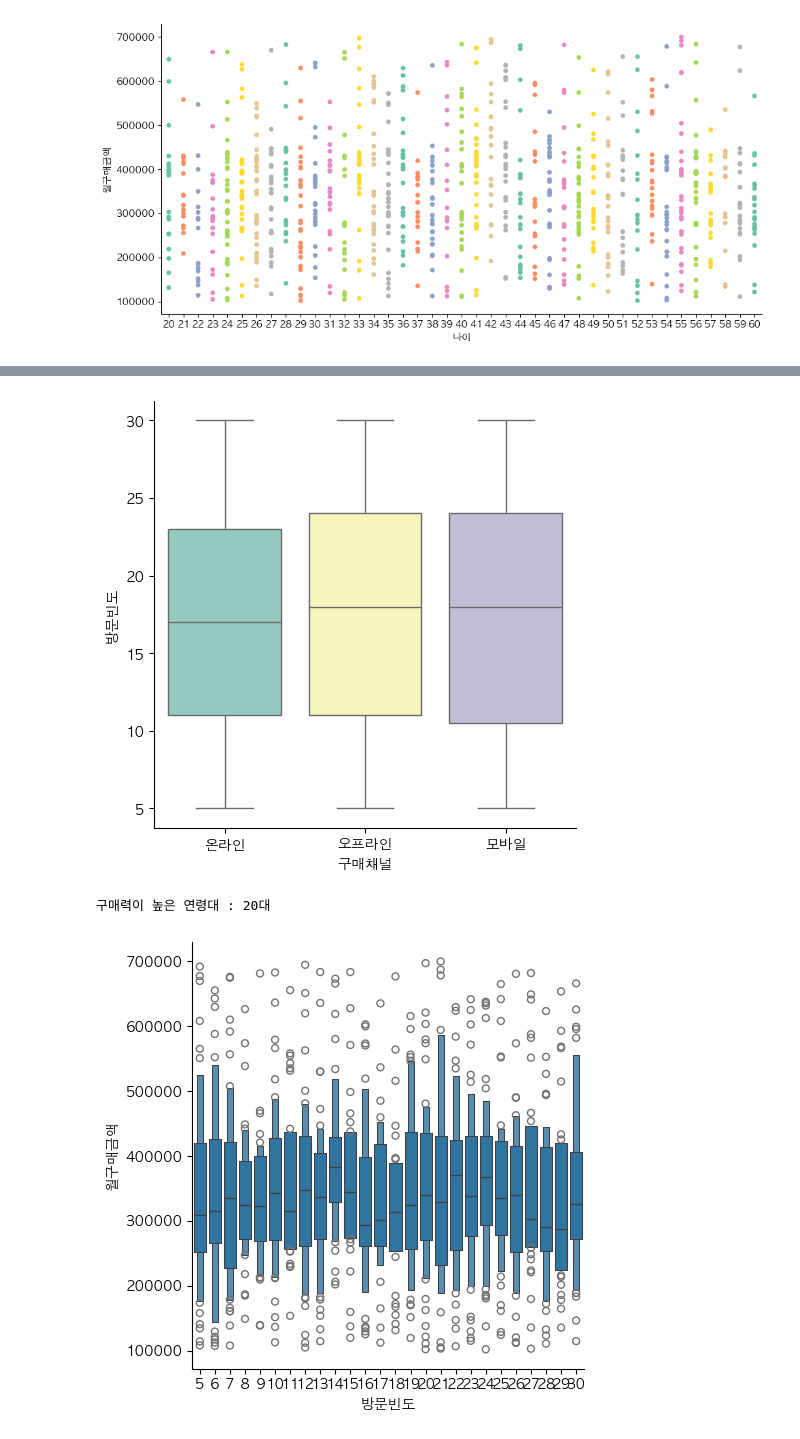
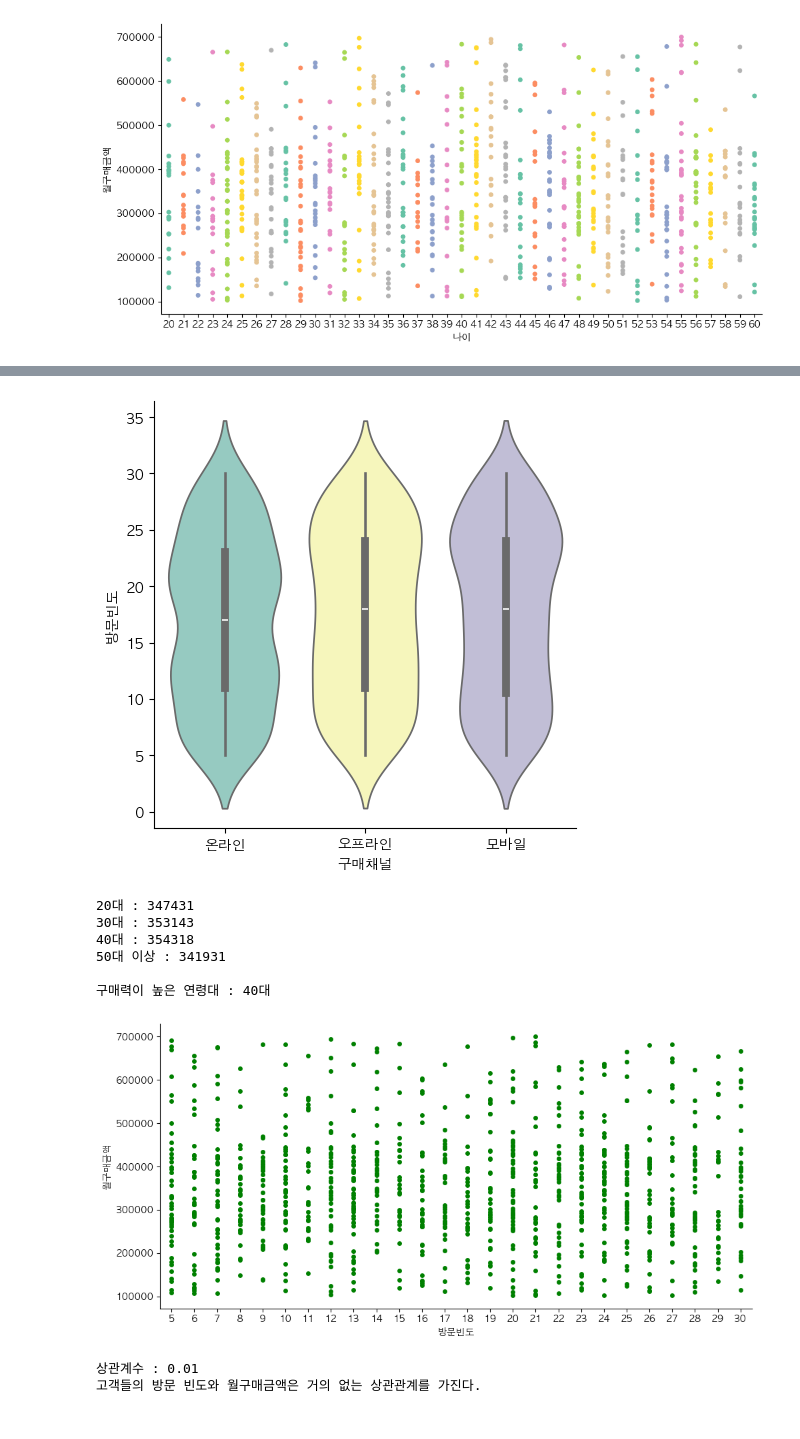
Before and after one commit to chae030/DCAV, a Jupyter notebook: visualization.ipynb, the cells around one changed output, grey strips where cells are left out. Saved outputs shown, nothing was run; the diff lists cells and outputs as text; code cells hidden in the pictures.

```diff
--- a/visualization.ipynb
+++ b/visualization.ipynb
@@ -49,28 +47,70 @@ plt.show()
 # %%
 # 4. 구매채널(온라인/오프라인/모바일)에 따라 방문빈도가 다르게 나타나는지 시각화하고 분석하시오.
 
-sns.catplot(x = '구매채널', y = '방문빈도', data = st, kind = 'box', palette = 'Set3')
+sns.catplot(x = '구매채널', y = '방문빈도', data = st, kind = 'violin', palette = 'Set3')
 plt.show()
 # %% [output]
-[figure, old version]
+[figure, new version]
 # %%
 # 5. 고객들의 나이를 20대, 30대, 40대, 50대 이상으로 나누어 연령대별 평균 구매금액을 구하시오.
 #    가장 구매력이 높은 연령대는?
 
 st_age = []
 for i in range(2, 6) :
-    st_age.append((st[st['나이'] >= i*10])['월구매금액'].mean())
+    age = i*10
+    st_age.append(round((st[st['나이'] >= age])['월구매금액'].mean()))
+    if i == 5 :
+        print(f'50대 이상 : {st_age[i-2]}')
+    else :
+        print(f'{age}대 : {st_age[i-2]}')
 
-print(f'구매력이 높은 연령대 : {st_age.index(max(st_age)) * 10}대')
+print(f'\n구매력이 높은 연령대 : {(st_age.index(max(st_age))+2)* 10}대')
 # %% [output]
-구매력이 높은 연령대 : 20대
+20대 : 347431
+30대 : 353143
+40대 : 354318
+50대 이상 : 341931
+
+구매력이 높은 연령대 : 40대
+# %%
+def Correlation(corr) :
+    if corr == 1.0 :
+        result = '완벽한 양의 상관관계'
+    elif corr >= 0.7 :
+        result = '강한 양의 상관관계'
+    elif corr >= 0.4 :
+        result = '뚜렷한 양의 상관관계'
+    elif corr >= 0.2 :
+        result = '약한 양의 상관관계'
+    elif corr > 0 :
+        result = '거의 없는 상관관계'
+    elif corr == 0 :
+        result = '상관 없음'
+    elif corr > -0.4 :
+        result = '약한 음의 상관관계'
+    elif corr > -0.7 :
+        result = '뚜렷한 음의 상관관계'
+    elif corr > -1.0 :
+        result = '강한 음의 상관관계'
+    else :
+        result = '완벽한 음의 상관관계'
+    return result
 # %%
 # 6. 고객들의 방문빈도와 구매금액 사이에 상관관계가 있는가? 상관계수와 함께 해석하시오.
 
-sns.catplot(x = '방문빈도', y = '월구매금액', kind = 'boxen', data = st)
+from scipy.stats import pearsonr
+
+corr, p = pearsonr(st['방문빈도'], st['월구매금액'])
+
+sns.catplot(x = '방문빈도', y = '월구매금액', data = st, kind = 'strip', jitter = False, aspect = 2, color = 'green')
 plt.show()
+
+print(f'상관계수 : {corr:.2f}')
+print('고객들의 방문 빈도와 월구매금액은 '+Correlation(corr)+'를 가진다.')
 # %% [output]
-[figure, old version]
+[figure, new version]
+상관계수 : 0.01
+고객들의 방문 빈도와 월구매금액은 거의 없는 상관관계를 가진다.
 # %%
 # 7. 고객의 회원등급이 높을수록 월구매금액이 높은지를 확인하시오. (Gold > Silver > Bronze로 가정)
 #    상관계수와 함께 해석하시오.
```
Also changed, not shown: parts of 4 cells of this notebook.
